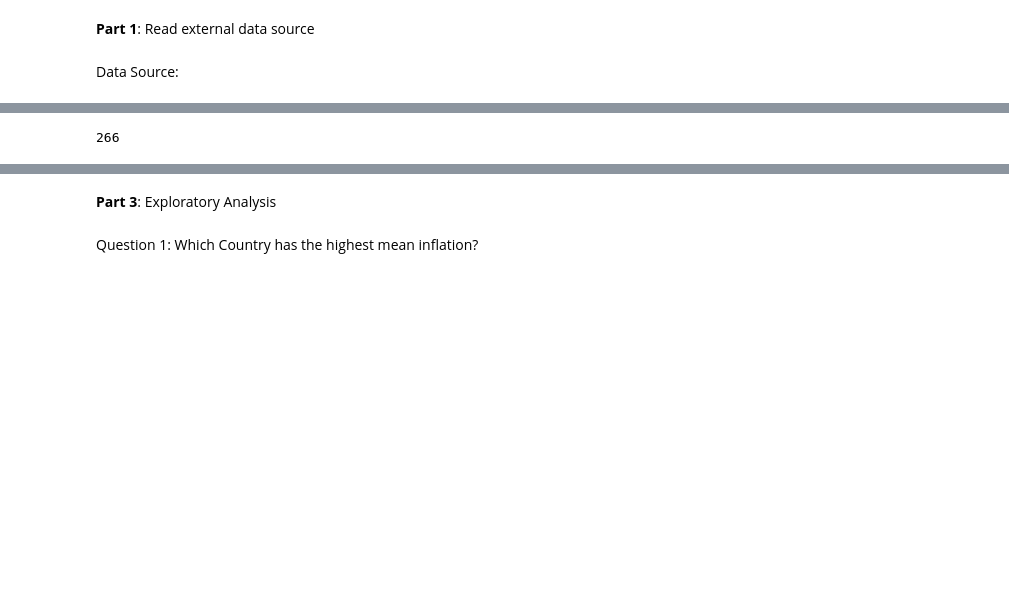
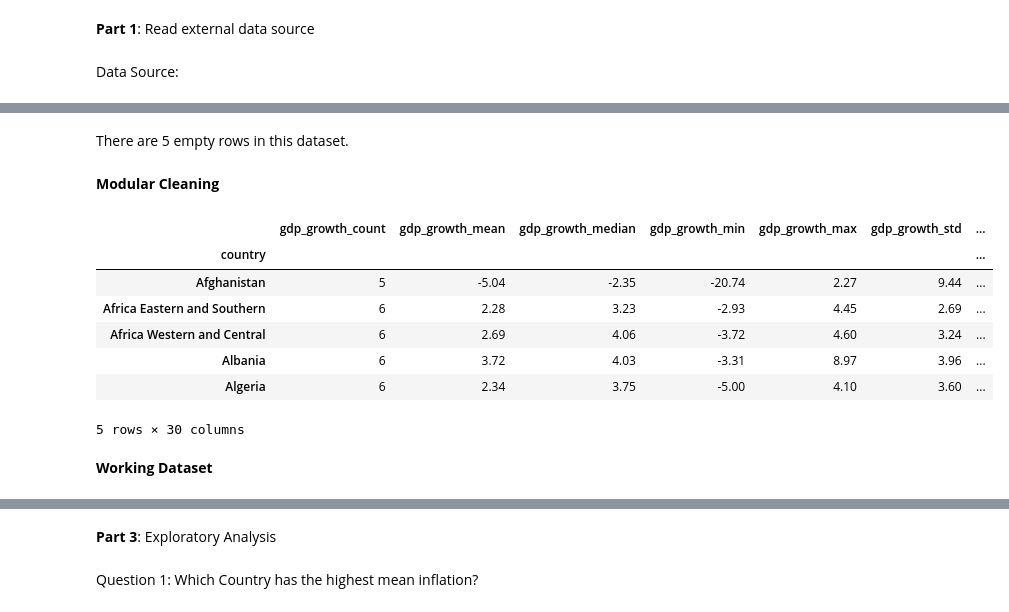
Before and after one commit to lukelowe19/STA556-HW-2, a Jupyter notebook: notebooks/hw_2.ipynb, the cells around one changed output, grey strips where cells are left out. Cells and saved outputs as stored; diff of their text form; code cells hidden in the pictures; blank space fills up the shorter version.

```diff
--- a/notebooks/hw_2.ipynb
+++ b/notebooks/hw_2.ipynb
@@ -17,12 +76,24 @@ len(raw)
+# %% [markdown]
+There are 5 empty rows in this dataset.
+# %% [markdown]
+**Modular Cleaning**
 # %%
 ROOT = Path.cwd().parent
 sys.path.append(str(ROOT))
 
 from src.functions import clean_data, reshape_data, summary_by_country
 df_clean = clean_data(raw)
 df_reshape = reshape_data(df_clean)
+df_reshape.to_csv('../data/processed/clean_reshaped_data.csv',index=False)
 df_summary = summary_by_country(df_reshape)
-#df_reshape.to_csv('clean_reshaped_data.csv',index=False)
-print(df_reshape["country"].nunique())
 # %% [output]
+|  | gdp_growth_count | gdp_growth_mean | gdp_growth_median | gdp_growth_min | gdp_growth_max | gdp_growth_std | ... |
+| country |  |  |  |  |  |  | ... |
+| Afghanistan | 5 | -5.04 | -2.35 | -20.74 | 2.27 | 9.44 | ... |
+| Africa Eastern and Southern | 6 | 2.28 | 3.23 | -2.93 | 4.45 | 2.69 | ... |
+| Africa Western and Central | 6 | 2.69 | 4.06 | -3.72 | 4.60 | 3.24 | ... |
+| Albania | 6 | 3.72 | 4.03 | -3.31 | 8.97 | 3.96 | ... |
+| Algeria | 6 | 2.34 | 3.75 | -5.00 | 4.10 | 3.60 | ... |
-266
+5 rows × 30 columns
+# %% [markdown]
+**Working Dataset**
```
Also changed, not shown: parts of 24 cells of this notebook, 4 other files.
